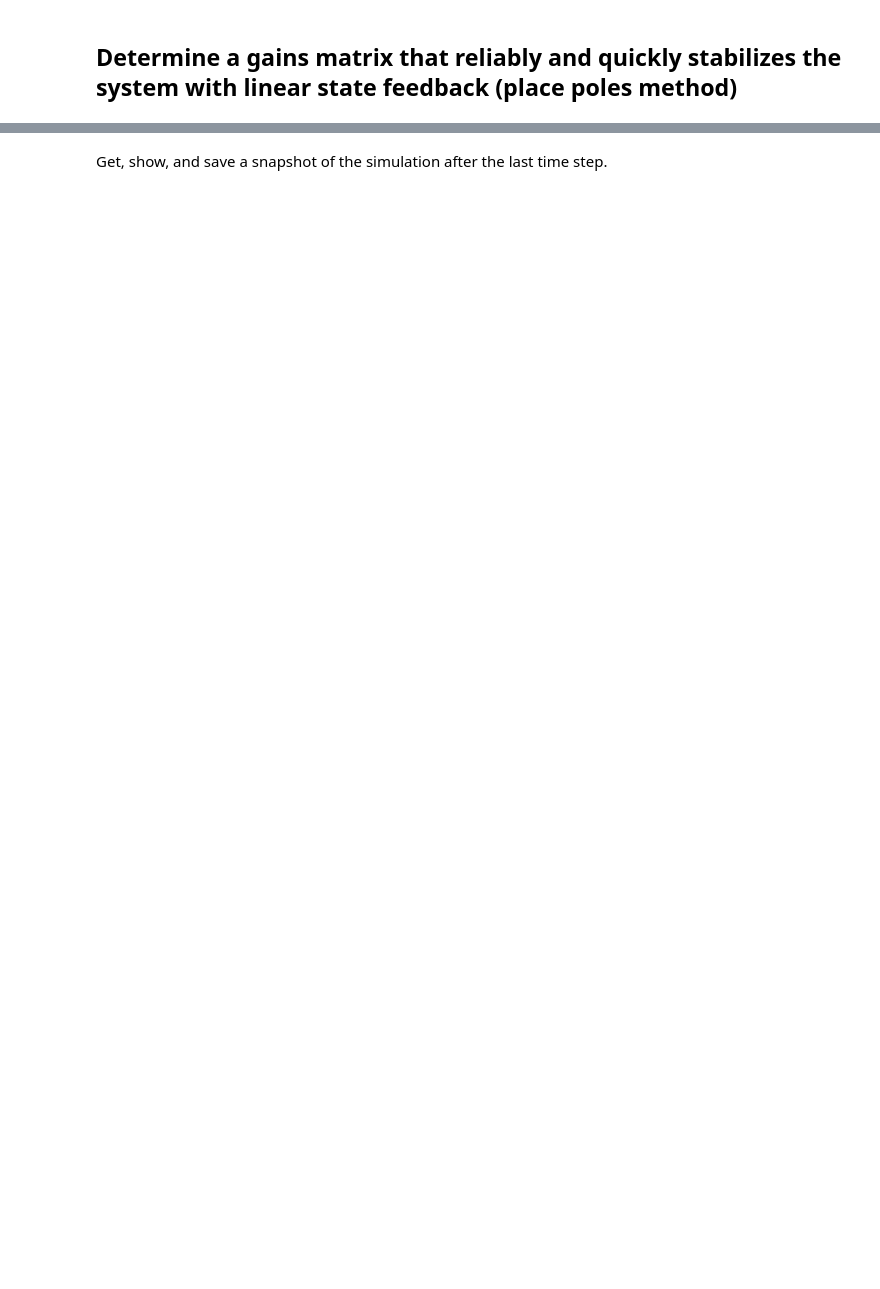
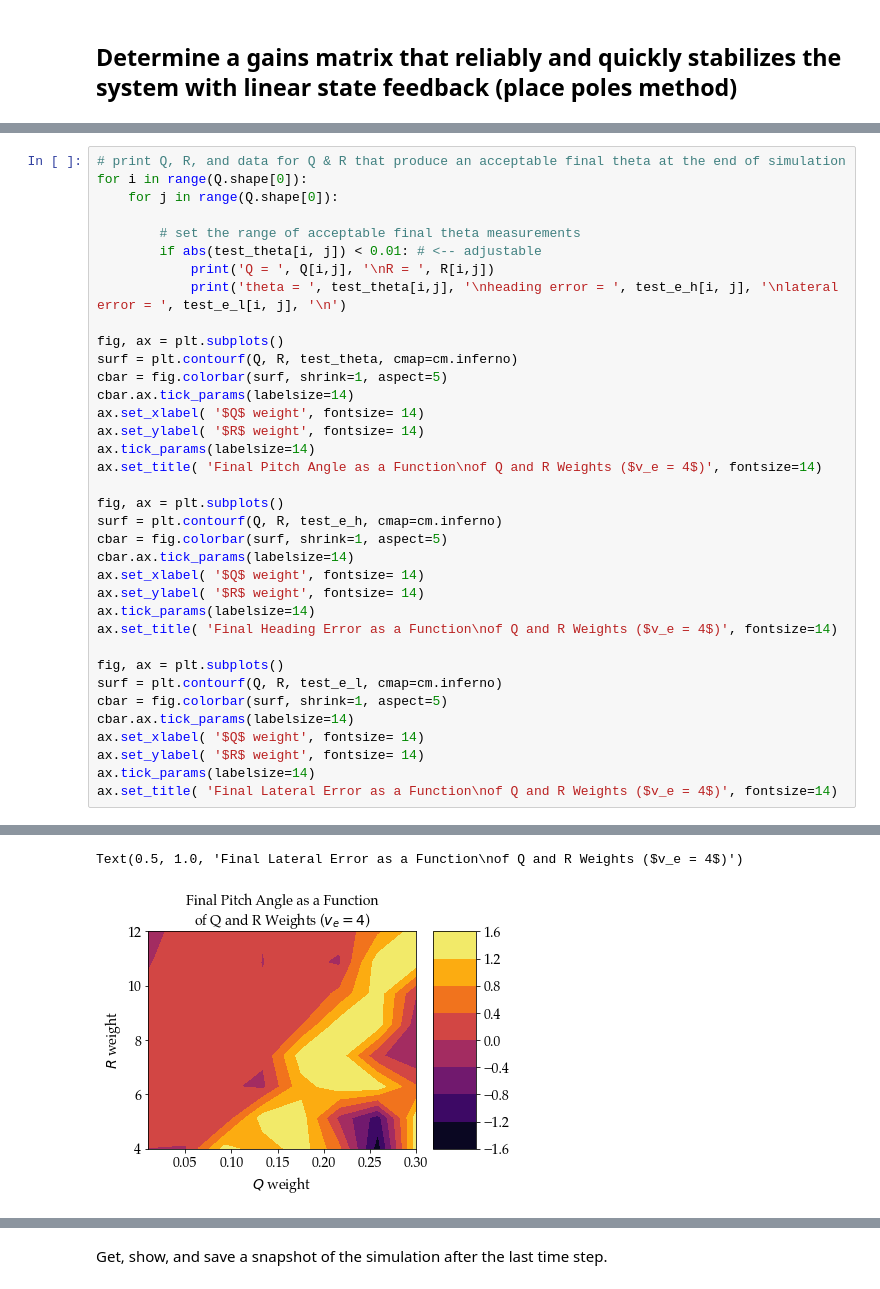
Before and after one commit to pdt4/ae353-DP2-segbot, a Jupyter notebook: SegbotDemo-Template.ipynb, the cells around one changed output, grey strips where cells are left out. Saved outputs shown, nothing was run; the diff lists cells and outputs as text; blank space fills up the shorter version.

```diff
--- a/SegbotDemo-Template.ipynb
+++ b/SegbotDemo-Template.ipynb
@@ -578,0 +499,37 @@ data = get_data(
+# %%
+# print Q, R, and data for Q & R that produce an acceptable final theta at the end of simulation
+for i in range(Q.shape[0]):
+    for j in range(Q.shape[0]):
+
+        # set the range of acceptable final theta measurements
+        if abs(test_theta[i, j]) < 0.01: # <-- adjustable
+            print('Q = ', Q[i,j], '\nR = ', R[i,j])
+            print('theta = ', test_theta[i,j], '\nheading error = ', test_e_h[i, j], '\nlateral error = ', test_e_l[i, j], '\n')
+
+fig, ax = plt.subplots()
+surf = plt.contourf(Q, R, test_theta, cmap=cm.inferno)
+cbar = fig.colorbar(surf, shrink=1, aspect=5)
+cbar.ax.tick_params(labelsize=14)
+ax.set_xlabel( '$Q$ weight', fontsize= 14)
+ax.set_ylabel( '$R$ weight', fontsize= 14)
+ax.tick_params(labelsize=14)
+ax.set_title( 'Final Pitch Angle as a Function\nof Q and R Weights ($v_e = 4$)', fontsize=14)
+
+fig, ax = plt.subplots()
+surf = plt.contourf(Q, R, test_e_h, cmap=cm.inferno)
+cbar = fig.colorbar(surf, shrink=1, aspect=5)
+cbar.ax.tick_params(labelsize=14)
+ax.set_xlabel( '$Q$ weight', fontsize= 14)
+ax.set_ylabel( '$R$ weight', fontsize= 14)
+ax.tick_params(labelsize=14)
+ax.set_title( 'Final Heading Error as a Function\nof Q and R Weights ($v_e = 4$)', fontsize=14)
+
+fig, ax = plt.subplots()
+surf = plt.contourf(Q, R, test_e_l, cmap=cm.inferno)
+cbar = fig.colorbar(surf, shrink=1, aspect=5)
+cbar.ax.tick_params(labelsize=14)
+ax.set_xlabel( '$Q$ weight', fontsize= 14)
+ax.set_ylabel( '$R$ weight', fontsize= 14)
+ax.tick_params(labelsize=14)
+ax.set_title( 'Final Lateral Error as a Function\nof Q and R Weights ($v_e = 4$)', fontsize=14)
+# %% [output]
@@ -578,0 +553,2 @@ data = get_data(
+Text(0.5, 1.0, 'Final Lateral Error as a Function\nof Q and R Weights ($v_e = 4$)')
+[figure, added]
```
Also changed, not shown: parts of 25 cells of this notebook.
